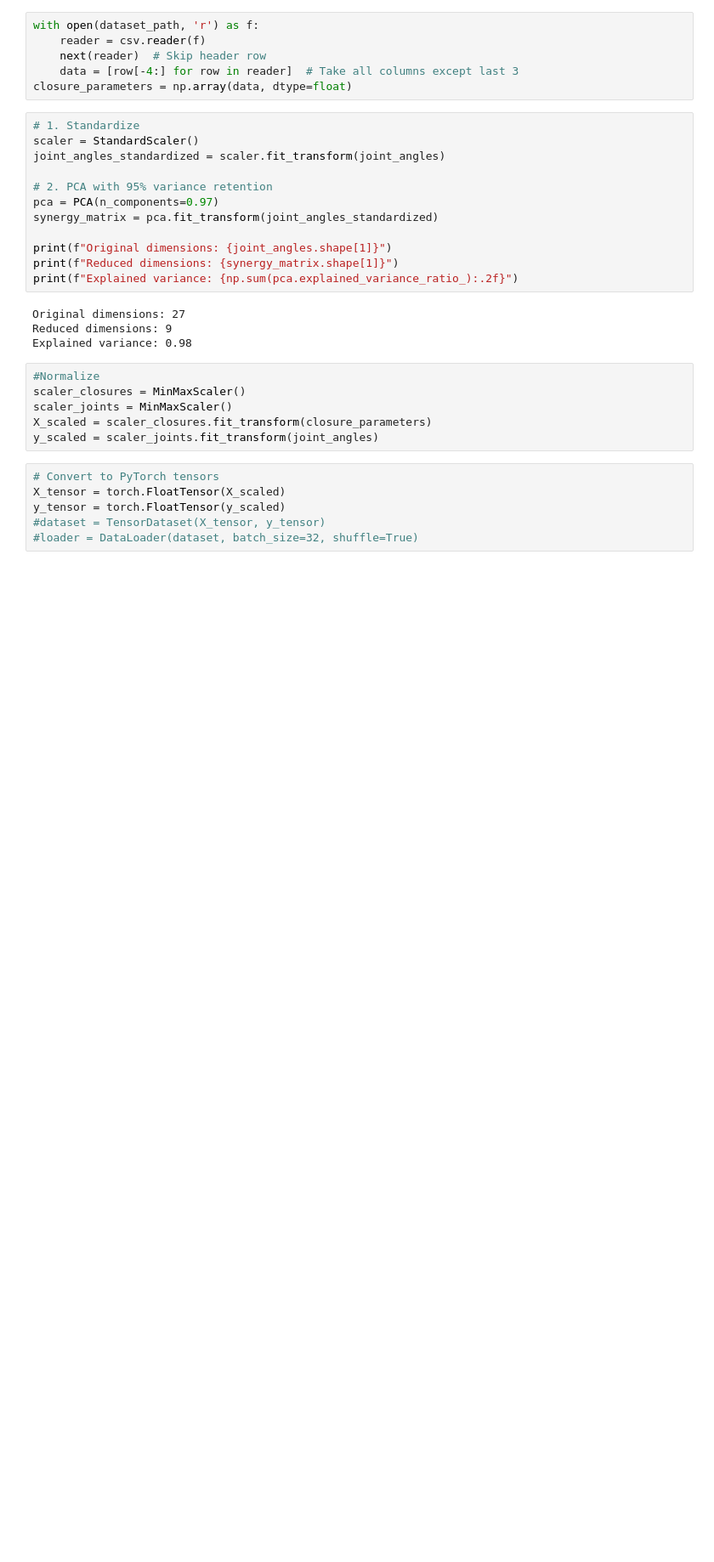
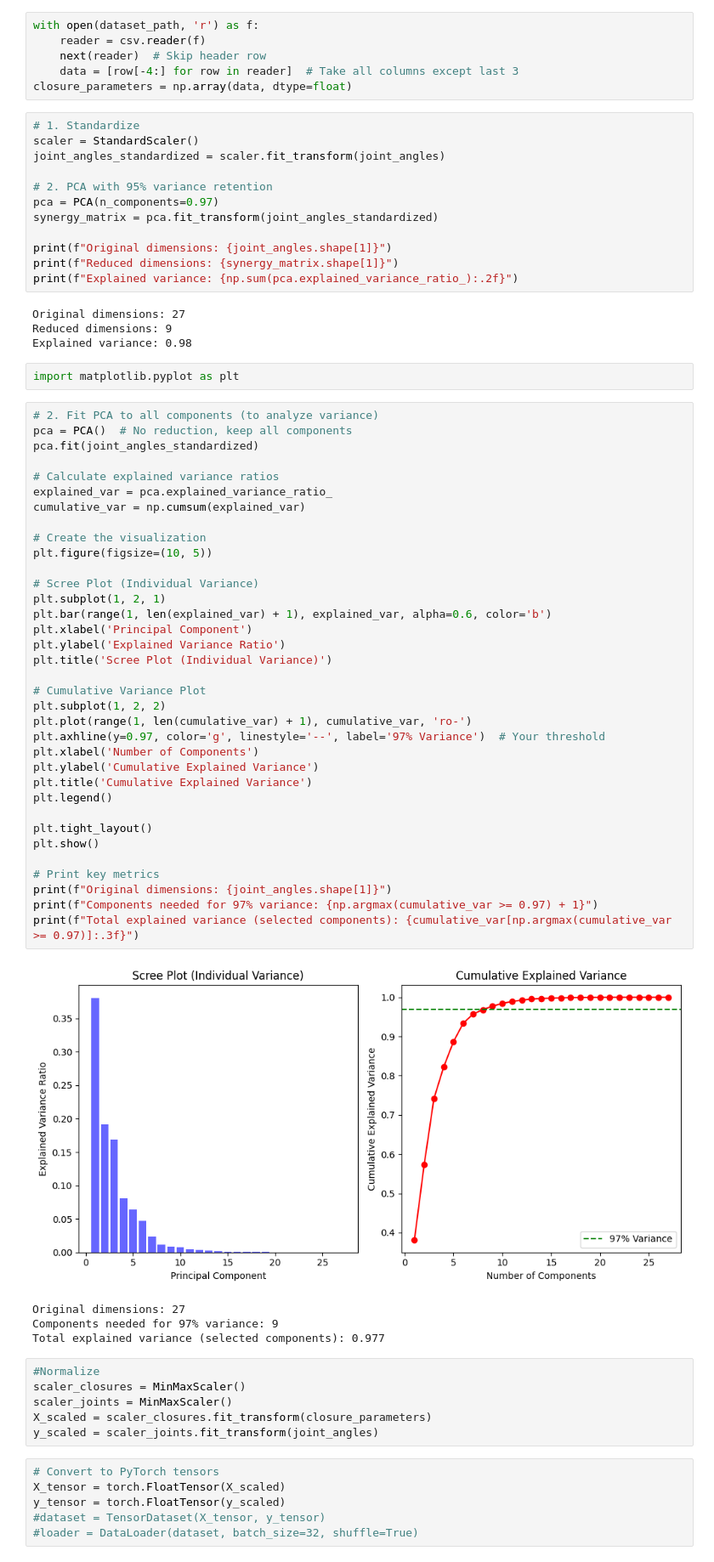
Before and after one commit to serenatrovalusci/Motion-Retargeting-on-a-human-hand-model, a Jupyter notebook: SynergyMatrix.ipynb, the cells around one changed output. Shown at 85% size. Cells and saved outputs as stored; diff of their text form; blank space fills up the shorter version.

```diff
--- a/SynergyMatrix.ipynb
+++ b/SynergyMatrix.ipynb
@@ -48,6 +48,48 @@ print(f"Explained variance: {np.sum(pca.explained_variance_ratio_):.2f}")
 Original dimensions: 27
 Reduced dimensions: 9
 Explained variance: 0.98
+# %%
+import matplotlib.pyplot as plt
+# %%
+# 2. Fit PCA to all components (to analyze variance)
+pca = PCA()  # No reduction, keep all components
+pca.fit(joint_angles_standardized)
+
+# Calculate explained variance ratios
+explained_var = pca.explained_variance_ratio_
+cumulative_var = np.cumsum(explained_var)
+
+# Create the visualization
+plt.figure(figsize=(10, 5))
+
+# Scree Plot (Individual Variance)
+plt.subplot(1, 2, 1)
+plt.bar(range(1, len(explained_var) + 1), explained_var, alpha=0.6, color='b')
+plt.xlabel('Principal Component')
+plt.ylabel('Explained Variance Ratio')
+plt.title('Scree Plot (Individual Variance)')
+
+# Cumulative Variance Plot
+plt.subplot(1, 2, 2)
+plt.plot(range(1, len(cumulative_var) + 1), cumulative_var, 'ro-')
+plt.axhline(y=0.97, color='g', linestyle='--', label='97% Variance')  # Your threshold
+plt.xlabel('Number of Components')
+plt.ylabel('Cumulative Explained Variance')
+plt.title('Cumulative Explained Variance')
+plt.legend()
+
+plt.tight_layout()
+plt.show()
+
+# Print key metrics
+print(f"Original dimensions: {joint_angles.shape[1]}")
+print(f"Components needed for 97% variance: {np.argmax(cumulative_var >= 0.97) + 1}")
+print(f"Total explained variance (selected components): {cumulative_var[np.argmax(cumulative_var >= 0.97)]:.3f}")
+# %% [output]
+[figure, added]
+Original dimensions: 27
+Components needed for 97% variance: 9
+Total explained variance (selected components): 0.977
 # %%
 #Normalize
 scaler_closures = MinMaxScaler()
```
